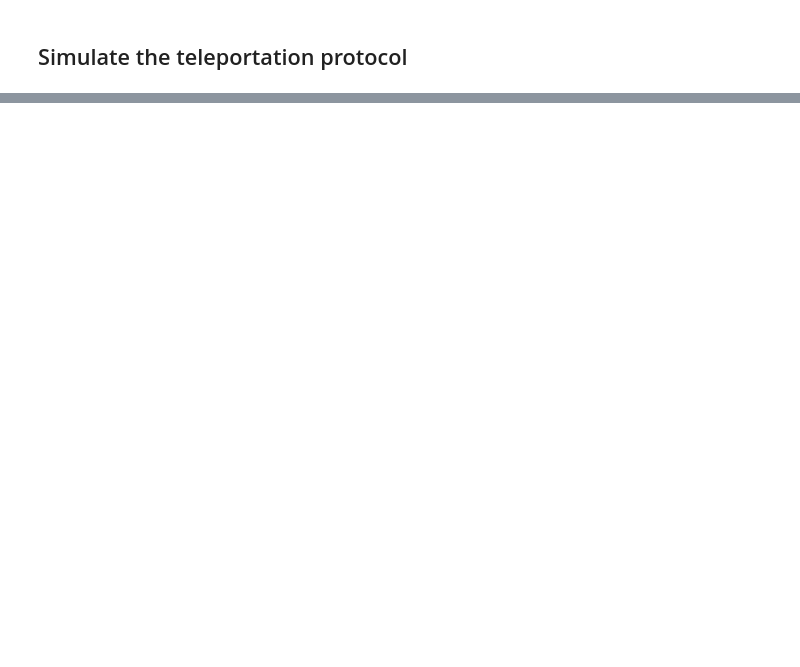
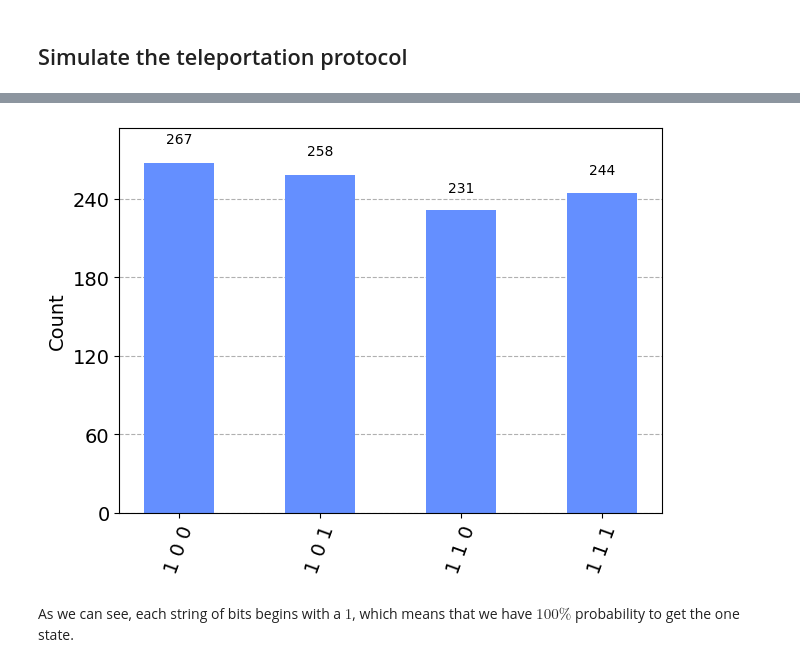
Before and after one commit to Grufoony/Physics_Unibo, a Jupyter notebook: src/Quantum_Computing/teleportation.ipynb, the cells around one changed output, grey strips where cells are left out. Cells and saved outputs as stored; diff of their text form; code cells hidden in the pictures; blank space fills up the shorter version.

```diff
--- a/src/Quantum_Computing/teleportation.ipynb
+++ b/src/Quantum_Computing/teleportation.ipynb
@@ -73,0 +119,15 @@ psi = random_statevector(2)
+# %%
+from qiskit import Aer
+
+simulator = Aer.get_backend('aer_simulator')
+N = 10**3 # Number of shots
+job = simulator.run(qc, shots=N)
+# %%
+from qiskit.visualization import plot_histogram
+
+counts = job.result().get_counts()
+plot_histogram(counts)
+# %% [output]
+[figure, added]
+# %% [markdown]
+As we can see, each string of bits begins with a $1$, which means that we have $100\%$ probability to get the one state.
```
Also changed, not shown: parts of 5 cells of this notebook.
